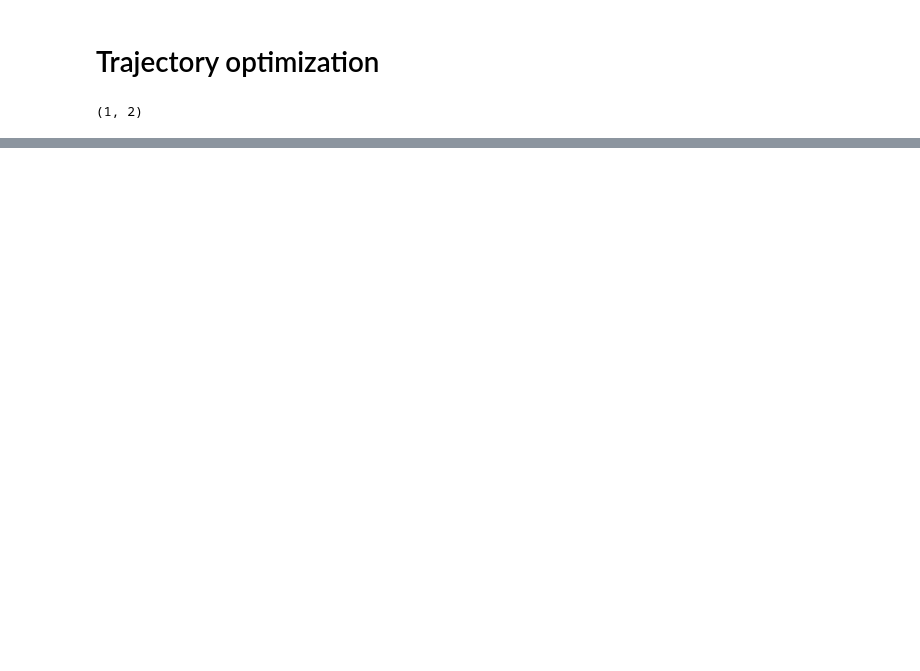
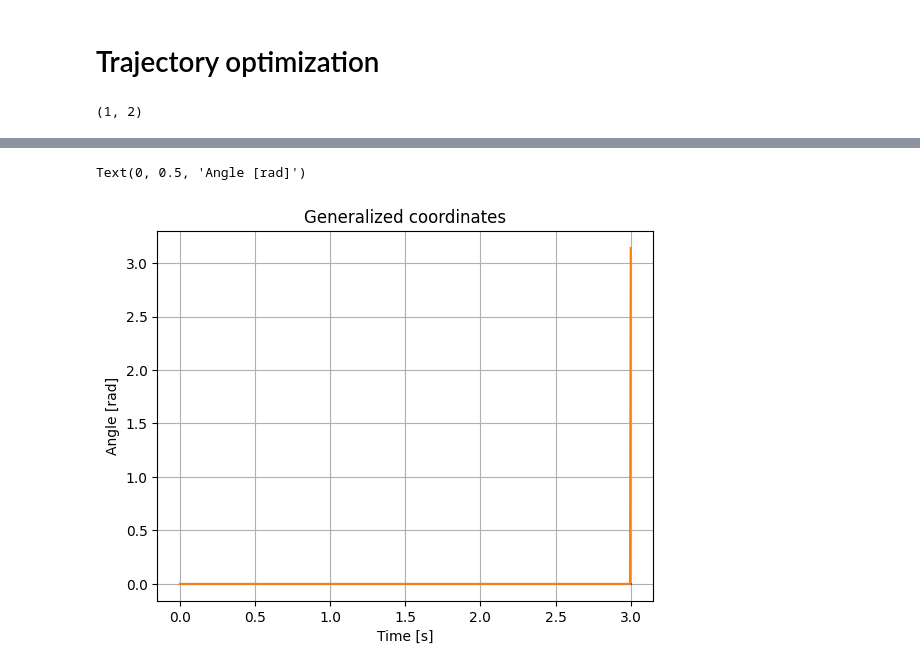
Before and after one commit to lvjonok/f23-pmldl-project, a Jupyter notebook: notebooks/final/cart_pole.ipynb, the cells around one changed output, grey strips where cells are left out. Drawn from its saved outputs; the diff is of its cells as text; code cells hidden in the pictures; blank space fills up the shorter version.

```diff
--- a/notebooks/final/cart_pole.ipynb
+++ b/notebooks/final/cart_pole.ipynb
@@ -285,0 +429,2 @@ Text(0, 0.5, 'Acceleration [rad/s^2]')
+# %%
+q, dq, ddq = opti.value(q), opti.value(dq), opti.value(ddq)
@@ -285,0 +441,13 @@ Text(0, 0.5, 'Acceleration [rad/s^2]')
+# %%
+from matplotlib import pyplot as plt
+
+timeseries = cs.linspace(0, T, N)
+
+plt.title("Generalized coordinates")
+plt.grid()
+plt.plot(timeseries, q)
+plt.xlabel("Time [s]")
+plt.ylabel("Angle [rad]")
+# %% [output]
+Text(0, 0.5, 'Angle [rad]')
+[figure, added]
```
Also changed, not shown: parts of 21 cells of this notebook, 1 other file.
